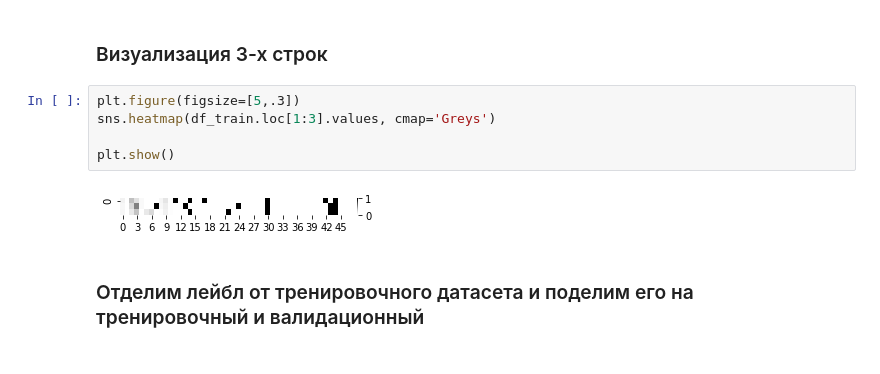
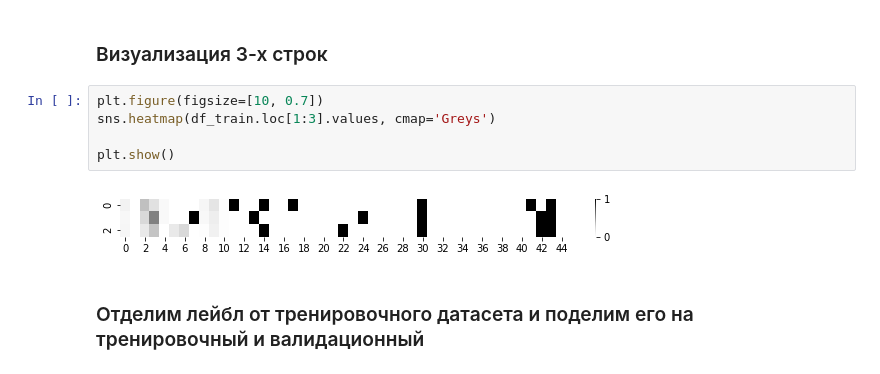
Before and after one commit to panzershracker/Neural-networks-introducing, a Jupyter notebook: NN_Intro_Project.ipynb, the cells around one changed output. Drawn from its saved outputs; the diff is of its cells as text.

```diff
--- a/NN_Intro_Project.ipynb
+++ b/NN_Intro_Project.ipynb
@@ -87,12 +156,12 @@ df_test.head(3)
 # %% [markdown]
 ### Визуализация 3-х строк
 # %%
-plt.figure(figsize=[5,.3])
+plt.figure(figsize=[10, 0.7])
 sns.heatmap(df_train.loc[1:3].values, cmap='Greys')
 
 plt.show()
 # %% [output]
-[figure, old version]
+[figure, new version]
 # %% [markdown]
 ### Отделим лейбл от тренировочного датасета и поделим его на тренировочный и валидационный
 # %%
```
Also changed, not shown: parts of 47 cells of this notebook.
